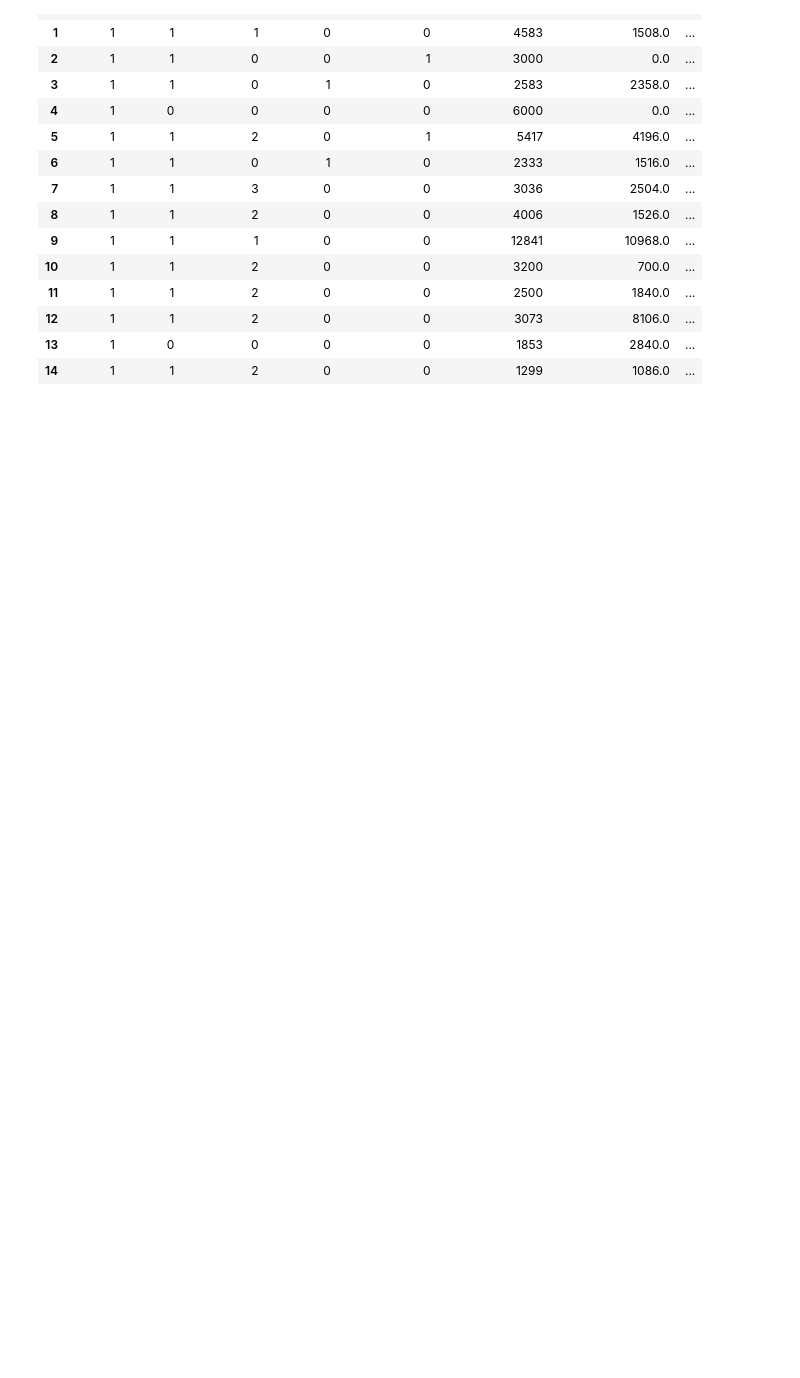
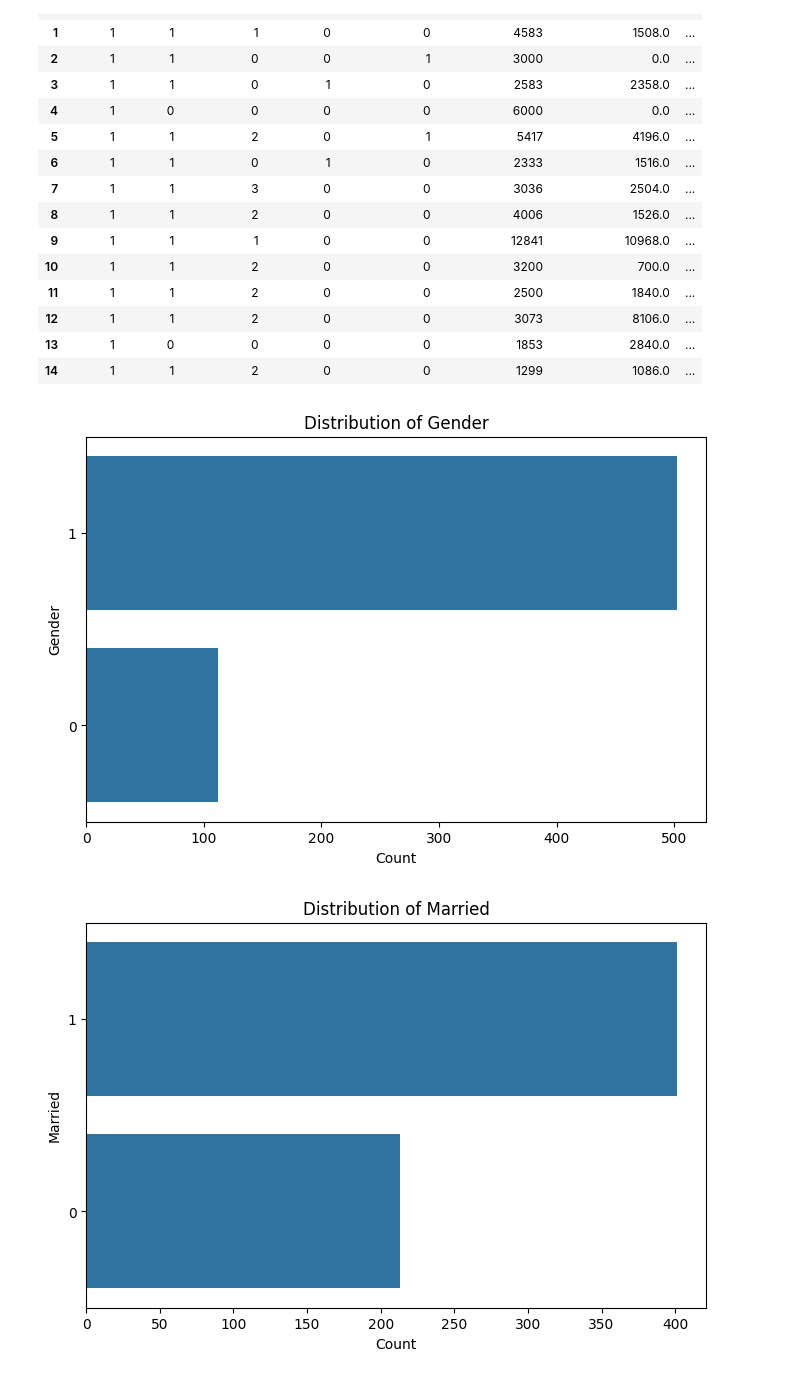
Before and after one commit to MuneefMumthas/CO653-TEAM-EM, a Jupyter notebook: CO653-TEAM-EM.ipynb, the cells around one changed output. Saved outputs shown, nothing was run; the diff lists cells and outputs as text; code cells hidden in the pictures; blank space fills up the shorter version.

```diff
--- a/CO653-TEAM-EM.ipynb
+++ b/CO653-TEAM-EM.ipynb
@@ -203,3 +205,15 @@ train.head(15)
 | 12 | 1 | 1 | 2 | 0 | 0 | 3073 | 8106.0 | ... |
 | 13 | 1 | 0 | 0 | 0 | 0 | 1853 | 2840.0 | ... |
 | 14 | 1 | 1 | 2 | 0 | 0 | 1299 | 1086.0 | ... |
+# %%
+# Plot categorical feature distributions
+for col in categorical_columns:
+    plt.figure(figsize=(8, 5))
+    sns.countplot(y=train[col], order=train[col].value_counts().index)
+    plt.title(f"Distribution of {col}")
+    plt.xlabel("Count")
+    plt.ylabel(col)
+    plt.show()
+# %% [output]
+[figure, added]
+[figure, added]
```
Also changed, not shown: parts of 15 cells of this notebook.
